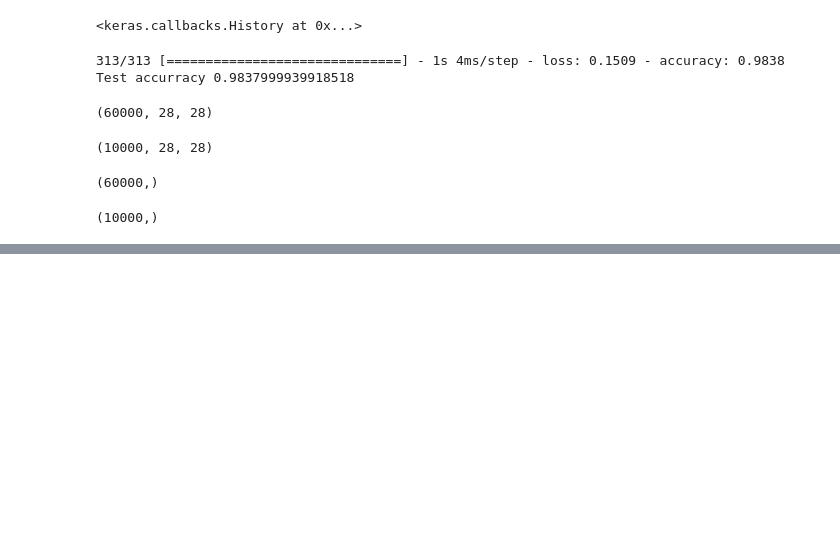
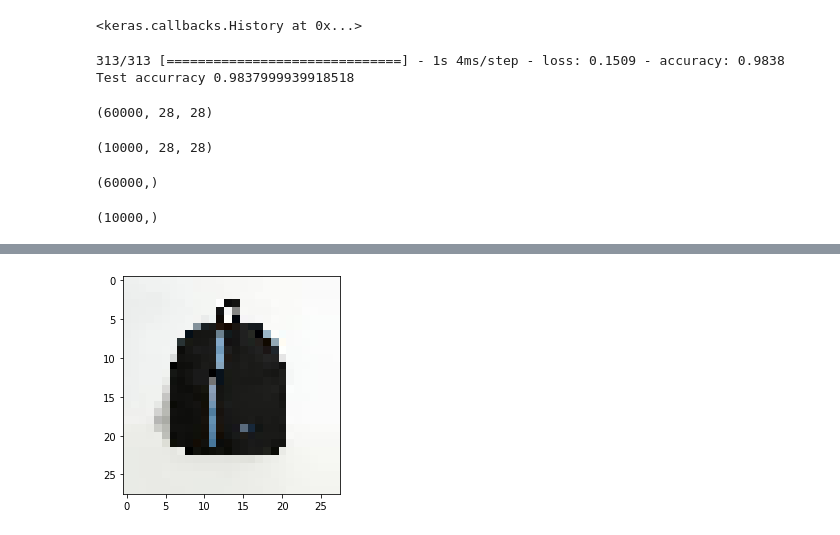
Before and after one commit to CharliePooo/BT, a Jupyter notebook: BT.ipynb, the cells around one changed output, grey strips where cells are left out. Drawn from its saved outputs; the diff is of its cells as text; code cells hidden in the pictures; blank space fills up the shorter version.

```diff
--- a/BT.ipynb
+++ b/BT.ipynb
@@ -882,15 +899,14 @@ Test accurracy 0.8705000281333923
 # %%
 import numpy as np
 from keras.utils import load_img,img_to_array
-img = load_img('/content/Religion.jpg',target_size=(28,28))
+img = load_img('/content/test AI6.jpg',target_size=(28,28))
 plt.imshow(img)
 img = img_to_array(img)
-print(len(img))
-img = img.reshape(1,28,28,3)
-print(len(img))
+img = img[:,:,0]
 
 img = img.astype('float32')
 img = img/255
-print(img)
-img = img.reshape(-1,784)
+img = img.reshape(1,784)
+print(np.argmax(model.predict(img),axis = 1))
 print(model.predict(img))
+# %% [output]
@@ -896,0 +917 @@ print(model.predict(img))
+[figure, added]
```
Also changed, not shown: parts of 6 cells of this notebook.
